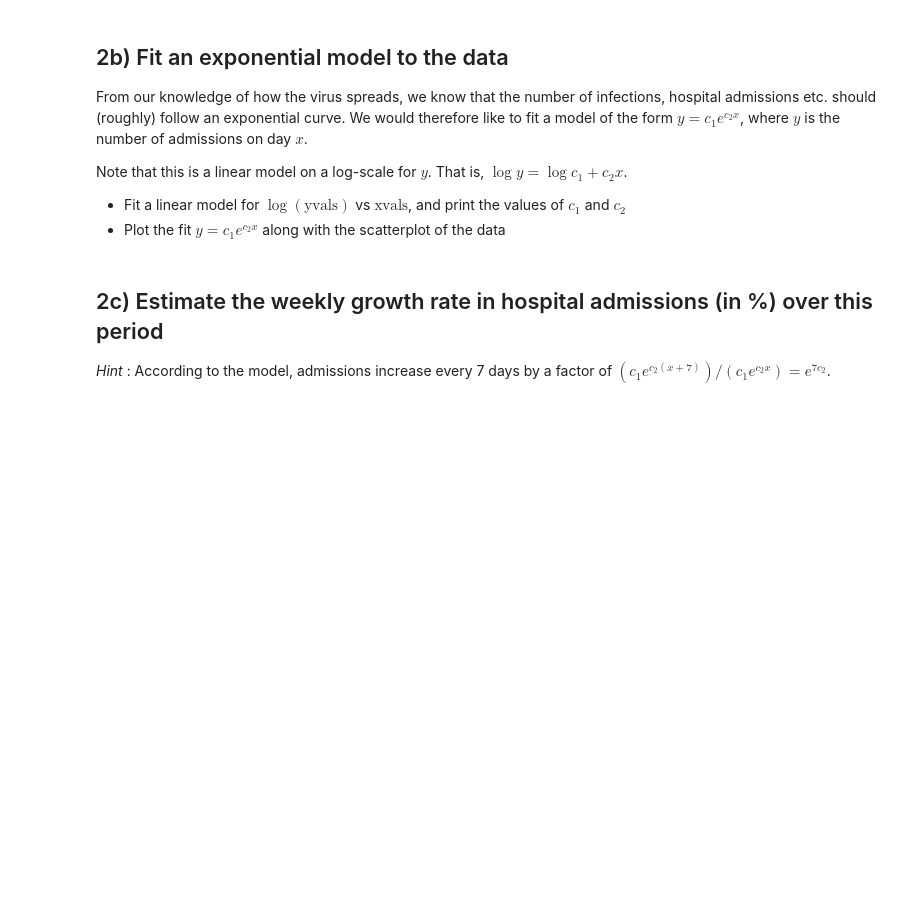
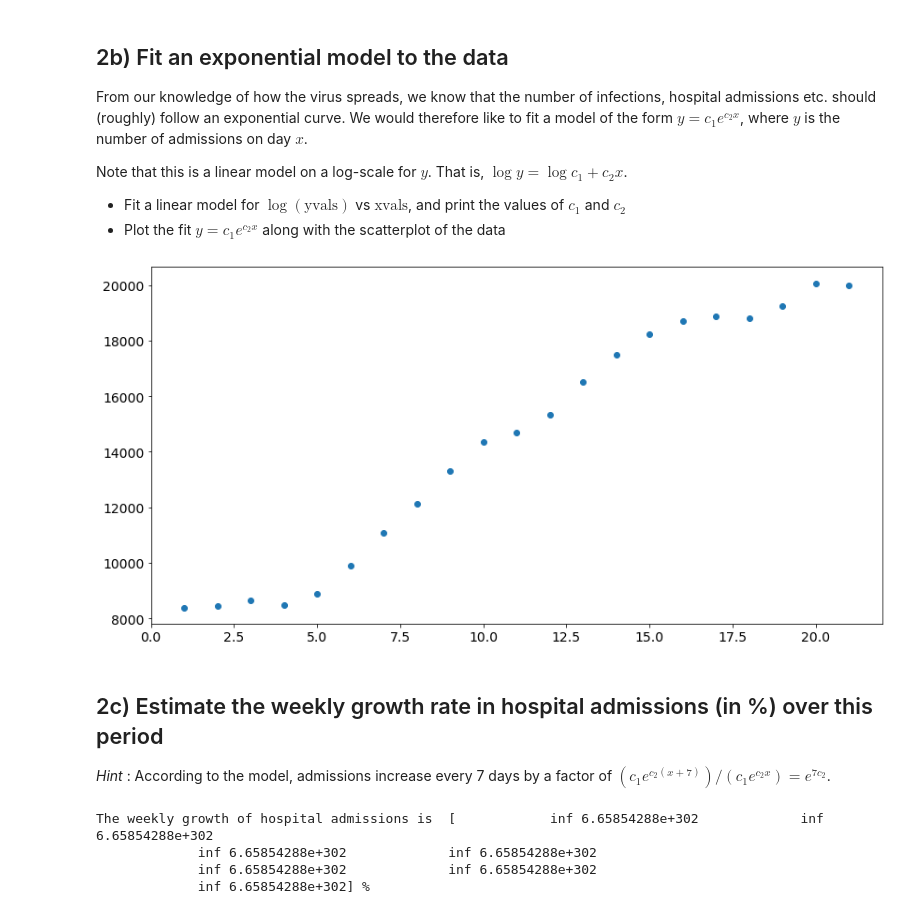
Before and after one commit to cmr67/IB-Data-Science, a Jupyter notebook: Exercises/02 Exercise Notebook 2.ipynb, the cells around one changed output. Cells and saved outputs as stored; diff of their text form; code cells hidden in the pictures; blank space fills up the shorter version.

```diff
--- a/Exercises/02 Exercise Notebook 2.ipynb
+++ b/Exercises/02 Exercise Notebook 2.ipynb
@@ -88,34 +88,47 @@ Note that this is a linear model on a log-scale for $y$. That is, $\log y = \log
 - Fit a linear model for $\log(\text{yvals})$ vs $\text{xvals}$, and print the values of $c_1$ and $c_2$
 - Plot the fit $y = c_1 e^{c_2x}$ along with the scatterplot of the data
 # %%
-# your code here
-def polyreg(x_matrix, y_matrix, k):
+def polyreg(data_matrix, k):
+    # Your code here
+    # The function should return the the coefficient vector
+    # beta, the fit, and the vector of residuals
 
-    all_ones = np.ones(np.shape(xvals))
+    data_x = data_matrix[:,0]
+    data_y = data_matrix[:,1]
 
-    N = len(x_matrix)
+    all_ones = np.ones(np.shape(data_x))
 
-    if k == 0: # Needed is k is zero
-        beta_poly = np.mean(data_y)
-        fit_poly = beta_poly*all_ones
-        resid = data_y - fit_poly
+    N = np.shape(data_matrix)[0]
+
+    if k >= N:
+        k = N - 1
 
     else:
-        if k >= N: # condition given from above
-            k = N-1
-        else:
-            k = k
+        k = k
 
-        x2 = all_ones
-        for i in range(k): # working it out for every vaule of k
-            x2 = np.vstack((x2, data_x ** (i+1))) #puts these values in rows
+    data_x_array = []
+    for i in range(k+1): # working it out for every vaule of k
+            x_calc = data_x ** i
+            if i == 0:
+                 data_x_array.append(all_ones)
+            else:
+                 data_x_array.append(x_calc)
 
-        x_trans = np.transpose(x2) # transpose to columns
-        beta_poly = np.linalg.lstsq(x_trans, data_y, rcond=None)[0]
-        fit_poly = x_trans.dot(beta_poly)
-        resid = data_y - fit_poly
+    x2_trans = np.vstack(data_x_array)
+    x2 = np.transpose(x2_trans)
+
+    beta_poly = np.linalg.lstsq(x2, data_y, rcond=None)[0]
+    fit_poly = x2.dot(beta_poly)
+    resid = data_y - fit_poly
+
 
     return beta_poly, fit_poly, resid
+
+plt.scatter(xvals, yvals)
+#plt.plot(xvals, fit)
+plt.show()
+# %% [output]
+[figure, added]
 # %% [markdown]
 ## 2c) Estimate the weekly growth rate in hospital admissions (in \%) over this period
 
@@ -123,3 +136,10 @@ _Hint_ : According to the model, admissions increase every 7 days by a factor of
 $(c_1 e^{c_2 (x+7)})/(c_1 e^{c_2 x}) = e^{7c_2}$.
 # %%
 # compute and print weekly growth rate (in %)
+growth = (np.exp(7*c) - 1) * 100
+print('The weekly growth of hospital admissions is ', growth, '%')
+# %% [output]
+The weekly growth of hospital admissions is  [            inf 6.65854288e+302             inf 6.65854288e+302
+             inf 6.65854288e+302             inf 6.65854288e+302
+             inf 6.65854288e+302             inf 6.65854288e+302
+             inf 6.65854288e+302] %
```
Also changed, not shown: parts of 1 cell of this notebook.
